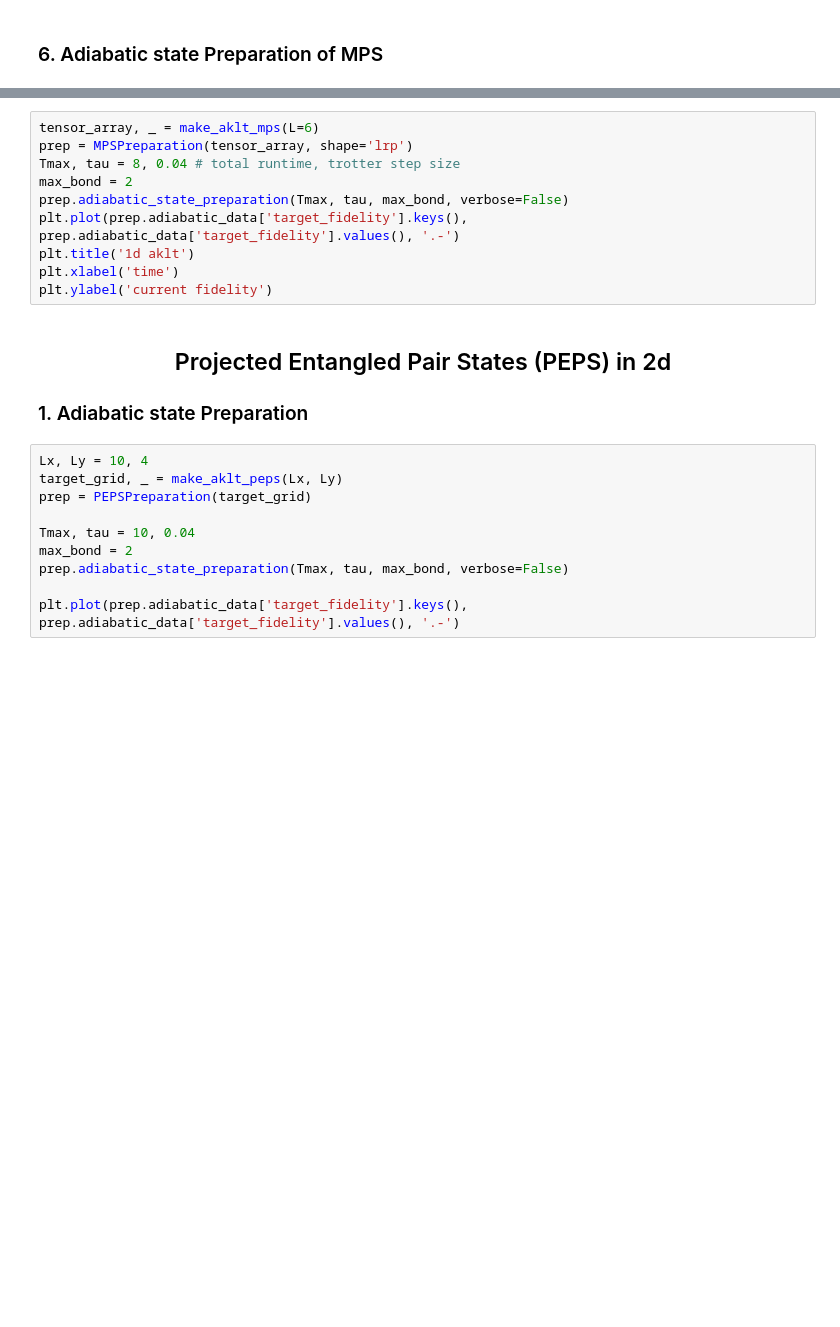
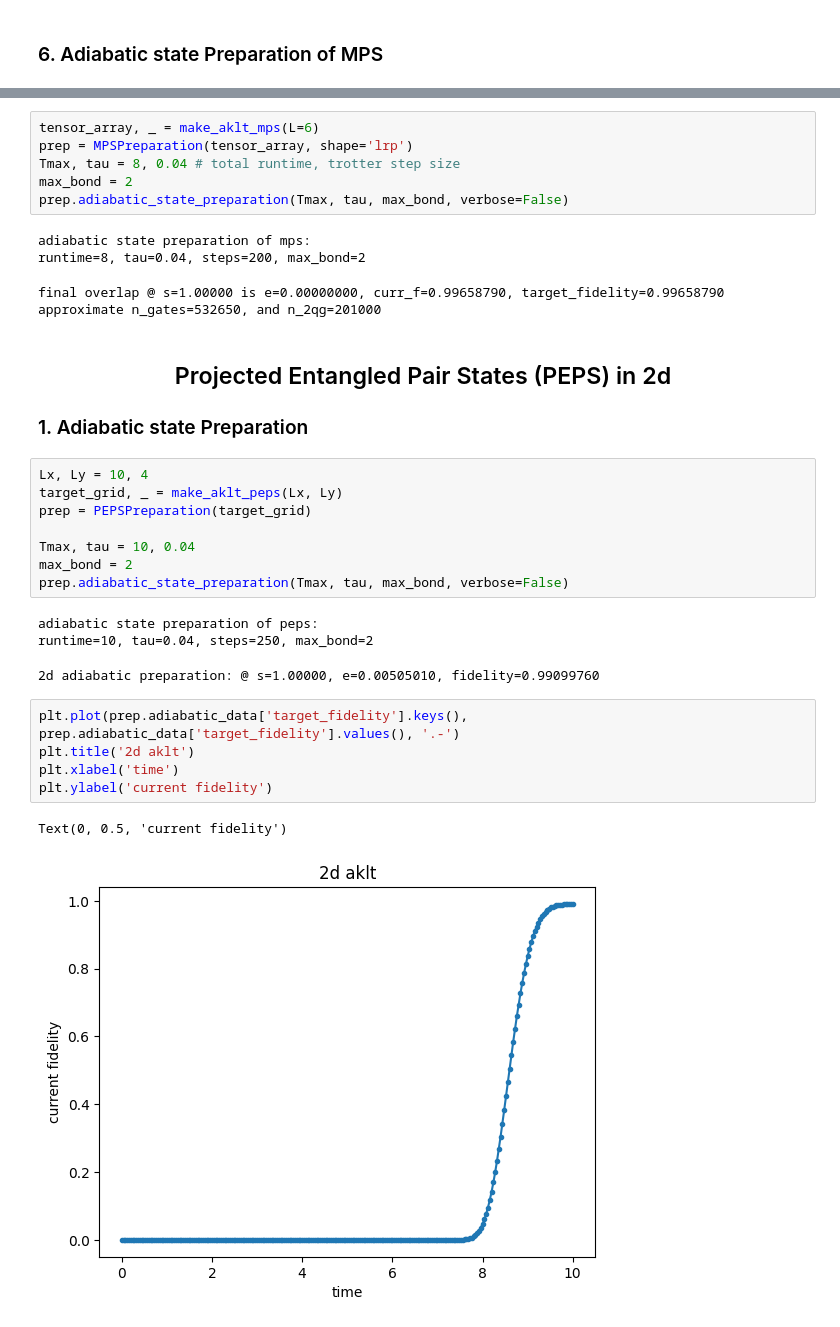
Before and after one commit to mohsin-0/qsp, a Jupyter notebook: examples/state_prep_examples.ipynb, the cells around one changed output, grey strips where cells are left out. Cells and saved outputs as stored; diff of their text form; blank space fills up the shorter version.

```diff
--- a/examples/state_prep_examples.ipynb
+++ b/examples/state_prep_examples.ipynb
@@ -134,10 +160,11 @@ prep = MPSPreparation(tensor_array, shape='lrp')
 Tmax, tau = 8, 0.04 # total runtime, trotter step size
 max_bond = 2
 prep.adiabatic_state_preparation(Tmax, tau, max_bond, verbose=False)
-plt.plot(prep.adiabatic_data['target_fidelity'].keys(), prep.adiabatic_data['target_fidelity'].values(), '.-')
-plt.title('1d aklt')
-plt.xlabel('time')
-plt.ylabel('current fidelity')
+# %% [output]
+adiabatic state preparation of mps:
+runtime=8, tau=0.04, steps=200, max_bond=2
+final overlap @ s=1.00000 is e=0.00000000, curr_f=0.99658790, target_fidelity=0.99658790
+approximate n_gates=532650, and n_2qg=201000
 # %% [markdown]
 <h2 align="center">
 	Projected Entangled Pair States (PEPS) in 2d
@@ -153,5 +180,15 @@ prep = PEPSPreparation(target_grid)
 Tmax, tau = 10, 0.04
 max_bond = 2
 prep.adiabatic_state_preparation(Tmax, tau, max_bond, verbose=False)
-
-plt.plot(prep.adiabatic_data['target_fidelity'].keys(), prep.adiabatic_data['target_fidelity'].values(), '.-')
+# %% [output]
+adiabatic state preparation of peps:
+runtime=10, tau=0.04, steps=250, max_bond=2
+2d adiabatic preparation: @ s=1.00000, e=0.00505010, fidelity=0.99099760
+# %%
+plt.plot(prep.adiabatic_data['target_fidelity'].keys(), prep.adiabatic_data['target_fidelity'].values(), '.-')
+plt.title('2d aklt')
+plt.xlabel('time')
+plt.ylabel('current fidelity')
+# %% [output]
+Text(0, 0.5, 'current fidelity')
+[figure, added]
```
Also changed, not shown: parts of 9 cells of this notebook, 2 other files.
